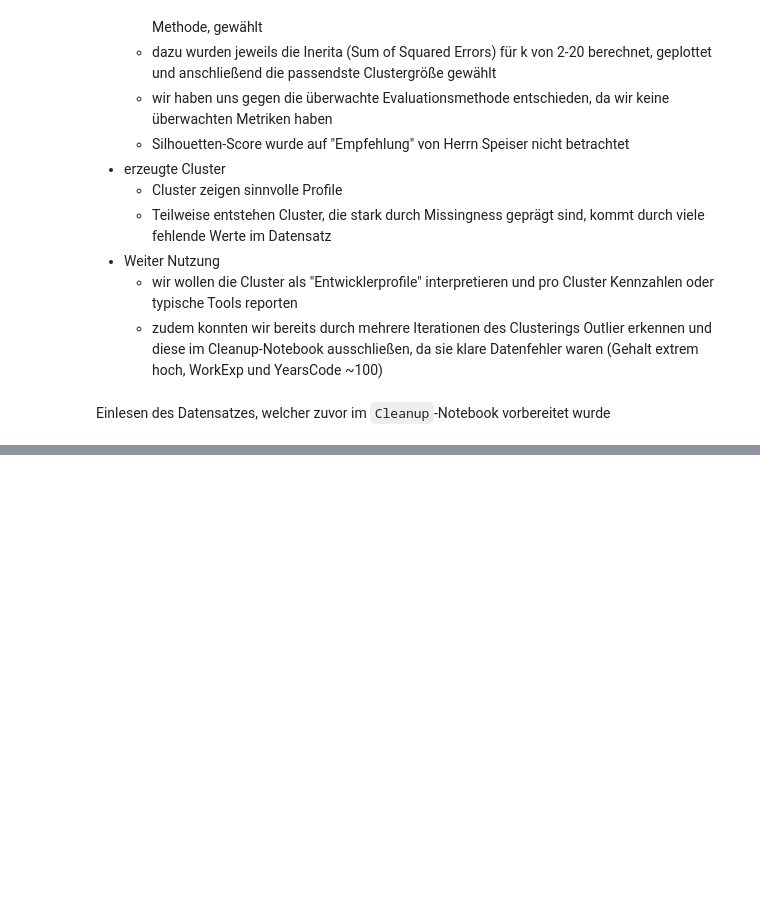
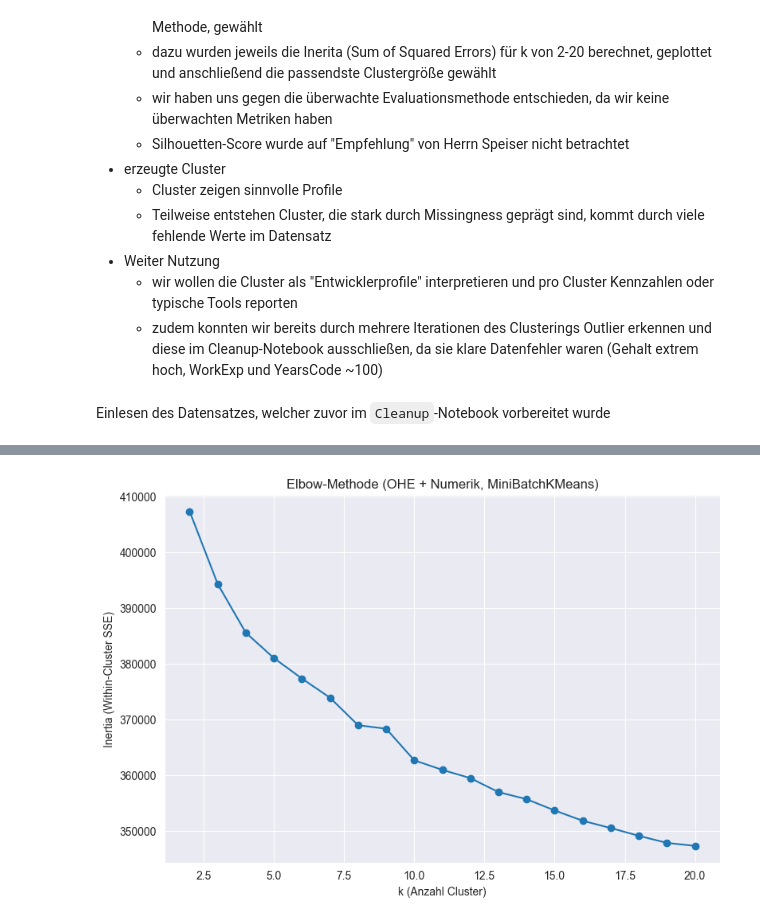
Before and after one commit to Moritz148/data-analytics-project, a Jupyter notebook: Abgaben/5_Clustering_one-hot-encoded.ipynb, the cells around one changed output, grey strips where cells are left out. Cells and saved outputs as stored; diff of their text form; code cells hidden in the pictures; blank space fills up the shorter version.

```diff
--- a/Abgaben/5_Clustering_one-hot-encoded.ipynb
+++ b/Abgaben/5_Clustering_one-hot-encoded.ipynb
@@ -102,0 +67,80 @@ plt.show()
+# %%
+# 1) Kandidaten für Dummy-Spalten: typische Dummy-Dtypes
+dummy_cols = df.select_dtypes(include=["uint8", "bool", "int8"]).columns.tolist()
+
+# 2) Zusätzlich: manche Dummies können als int64 gespeichert sein -> heuristisch als binary erkennen
+#    (nur auf num_cols prüfen, damit es nicht alles doppelt ist)
+maybe_binary = []
+for c in num_cols:
+    # günstig: wenige unique + min/max im [0,1]
+    if df[c].nunique(dropna=True) <= 2:
+        mn = df[c].min(skipna=True)
+        mx = df[c].max(skipna=True)
+        if pd.notna(mn) and pd.notna(mx) and (mn >= 0) and (mx <= 1):
+            maybe_binary.append(c)
+
+# 3) Binary-Spalten aus Numerik rausnehmen und zu Dummy dazunehmen
+dummy_cols = sorted(set(dummy_cols).union(maybe_binary))
+num_cols = [c for c in num_cols if c not in dummy_cols]
+
+# Numerik nochmal sauber neu bauen, falls sich num_cols geändert hat
+X_num_raw = df[num_cols].apply(pd.to_numeric, errors="coerce")
+if salary_col in X_num_raw.columns:
+    df[f"{salary_col}_raw"] = X_num_raw[salary_col]
+    X_num_raw[salary_col] = np.log1p(X_num_raw[salary_col])
+
+X_num_imp = num_imputer.fit_transform(X_num_raw) if len(num_cols) > 0 else np.zeros((len(df), 0))
+X_num = num_scaler.fit_transform(X_num_imp) if len(num_cols) > 0 else X_num_imp
+
+print("Numeric cols (final):", len(num_cols))
+print("Dummy cols (OHE/binary):", len(dummy_cols))
+
+
+def dummies_to_sparse(df_bin: pd.DataFrame) -> csr_matrix:
+    """
+    Memory-freundlich: baut CSR sparse Matrix aus 0/1-Dummy-DataFrame,
+    ohne alles als dense Matrix zu materialisieren.
+    """
+    n_rows, n_cols = df_bin.shape
+    rows_list = []
+    cols_list = []
+
+    for j, col in enumerate(df_bin.columns):
+        v = df_bin[col].to_numpy()
+        nz = np.flatnonzero(v)  # Zeilenindizes mit Wert=1
+        if nz.size:
+            rows_list.append(nz)
+            cols_list.append(np.full(nz.shape, j, dtype=np.int32))
+
+    if not rows_list:
+        return csr_matrix((n_rows, n_cols), dtype=np.float32)
+
+    rows = np.concatenate(rows_list)
+    cols = np.concatenate(cols_list)
+    data = np.ones(rows.shape[0], dtype=np.float32)
+
+    return coo_matrix((data, (rows, cols)), shape=(n_rows, n_cols)).tocsr()
+
+
+X_text = dummies_to_sparse(df[dummy_cols]) if len(dummy_cols) > 0 else csr_matrix((len(df), 0))
+print("OHE (X_text) shape:", X_text.shape)
+
+X_all = hstack([csr_matrix(X_num), X_text]).tocsr()
+print("Final X_all shape:", X_all.shape)
+
+k_values = list(range(2, 21))
+inertias = []
+
+for kk in k_values:
+    km_tmp = MiniBatchKMeans(n_clusters=kk, random_state=42, batch_size=2048, n_init=10)
+    km_tmp.fit(X_all)
+    inertias.append(km_tmp.inertia_)
+
+plt.figure(figsize=(9, 6))
+plt.plot(k_values, inertias, marker="o")
+plt.xlabel("k (Anzahl Cluster)")
+plt.ylabel("Inertia (Within-Cluster SSE)")
+plt.title("Elbow-Methode (OHE + Numerik, MiniBatchKMeans)")
+plt.grid(True)
+plt.show()
+# %% [output]
@@ -103 +151,2 @@ plt.show()
+[figure, added]
 # %%
```
Also changed, not shown: parts of 30 cells of this notebook, 1 other file.
